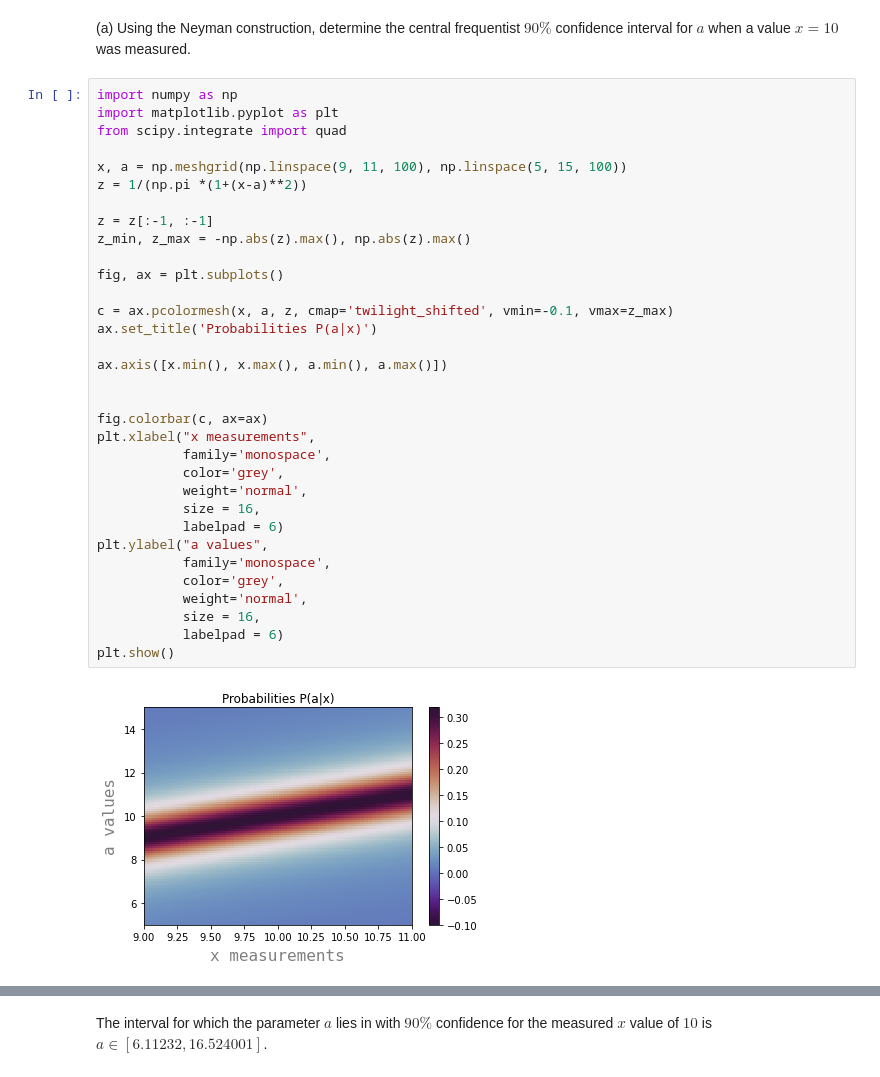
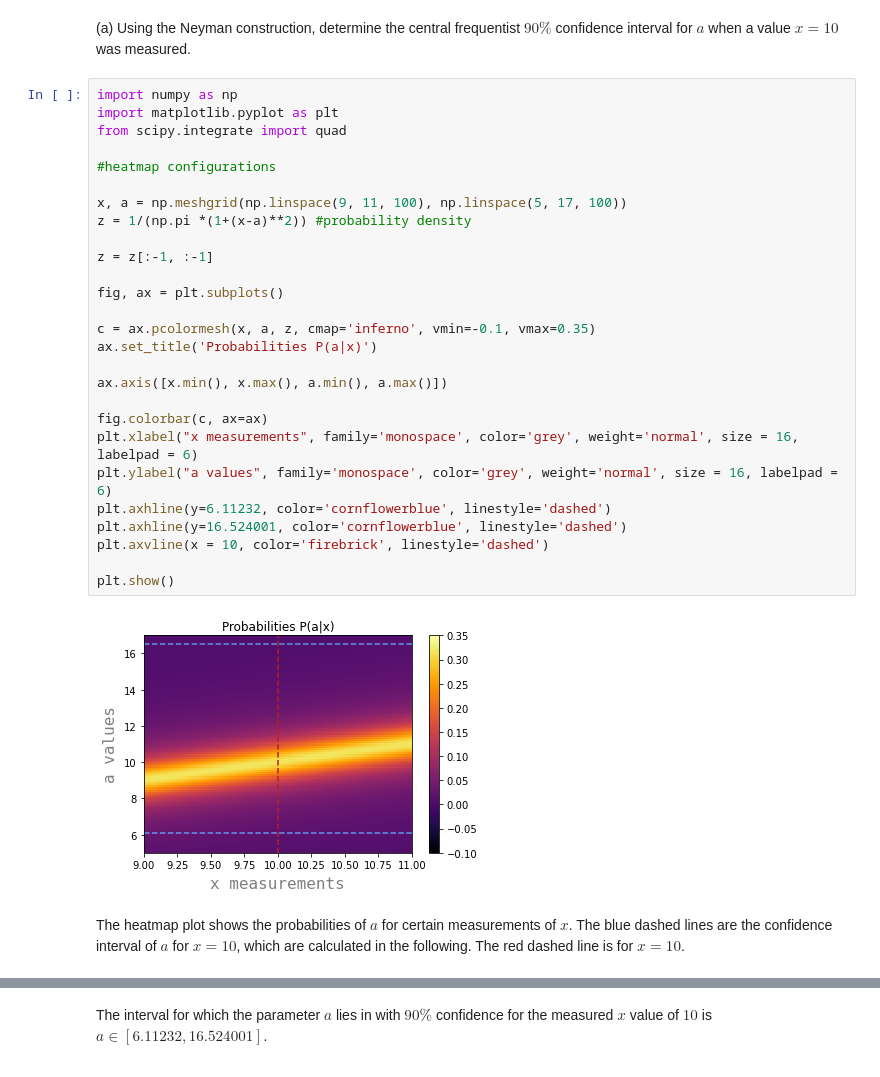
Before and after one commit to LdyMortem/SMDB, a Jupyter notebook: Sheet 5/Exercise_10.ipynb, the cells around one changed output, grey strips where cells are left out. Cells and saved outputs as stored; diff of their text form.

```diff
--- a/Sheet 5/Exercise_10.ipynb
+++ b/Sheet 5/Exercise_10.ipynb
@@ -11,38 +11,34 @@ when a value $𝑥 = 10$ was measured.
 # %%
 import numpy as np
 import matplotlib.pyplot as plt
 from scipy.integrate import quad
 
-x, a = np.meshgrid(np.linspace(9, 11, 100), np.linspace(5, 15, 100))
-z = 1/(np.pi *(1+(x-a)**2))
+#heatmap configurations
+
+x, a = np.meshgrid(np.linspace(9, 11, 100), np.linspace(5, 17, 100))
+z = 1/(np.pi *(1+(x-a)**2)) #probability density
 
 z = z[:-1, :-1]
-z_min, z_max = -np.abs(z).max(), np.abs(z).max()
 
 fig, ax = plt.subplots()
 
-c = ax.pcolormesh(x, a, z, cmap='twilight_shifted', vmin=-0.1, vmax=z_max)
+c = ax.pcolormesh(x, a, z, cmap='inferno', vmin=-0.1, vmax=0.35)
 ax.set_title('Probabilities P(a|x)')
 
 ax.axis([x.min(), x.max(), a.min(), a.max()])
 
+fig.colorbar(c, ax=ax)
+plt.xlabel("x measurements", family='monospace', color='grey', weight='normal', size = 16, labelpad = 6)
+plt.ylabel("a values", family='monospace', color='grey', weight='normal', size = 16, labelpad = 6)
+plt.axhline(y=6.11232, color='cornflowerblue', linestyle='dashed')
+plt.axhline(y=16.524001, color='cornflowerblue', linestyle='dashed')
+plt.axvline(x = 10, color='firebrick', linestyle='dashed')
 
-fig.colorbar(c, ax=ax)
-plt.xlabel("x measurements",
-           family='monospace',
-           color='grey',
-           weight='normal',
-           size = 16,
-           labelpad = 6)
-plt.ylabel("a values",
-           family='monospace',
-           color='grey',
-           weight='normal',
-           size = 16,
-           labelpad = 6)
 plt.show()
 # %% [output]
-[figure, old version]
+[figure, new version]
+# %% [markdown]
+The heatmap plot shows the probabilities of $a$ for certain measurements of $x$. The blue dashed lines are the confidence interval of $a$ for $x=10$, which are calculated in the following. The red dashed line is for $x=10$.
 # %%
 def f(n, x=10):
     return 1/(np.pi *(1+(x-n)**2))
```
Also changed, not shown: parts of 2 cells of this notebook.
